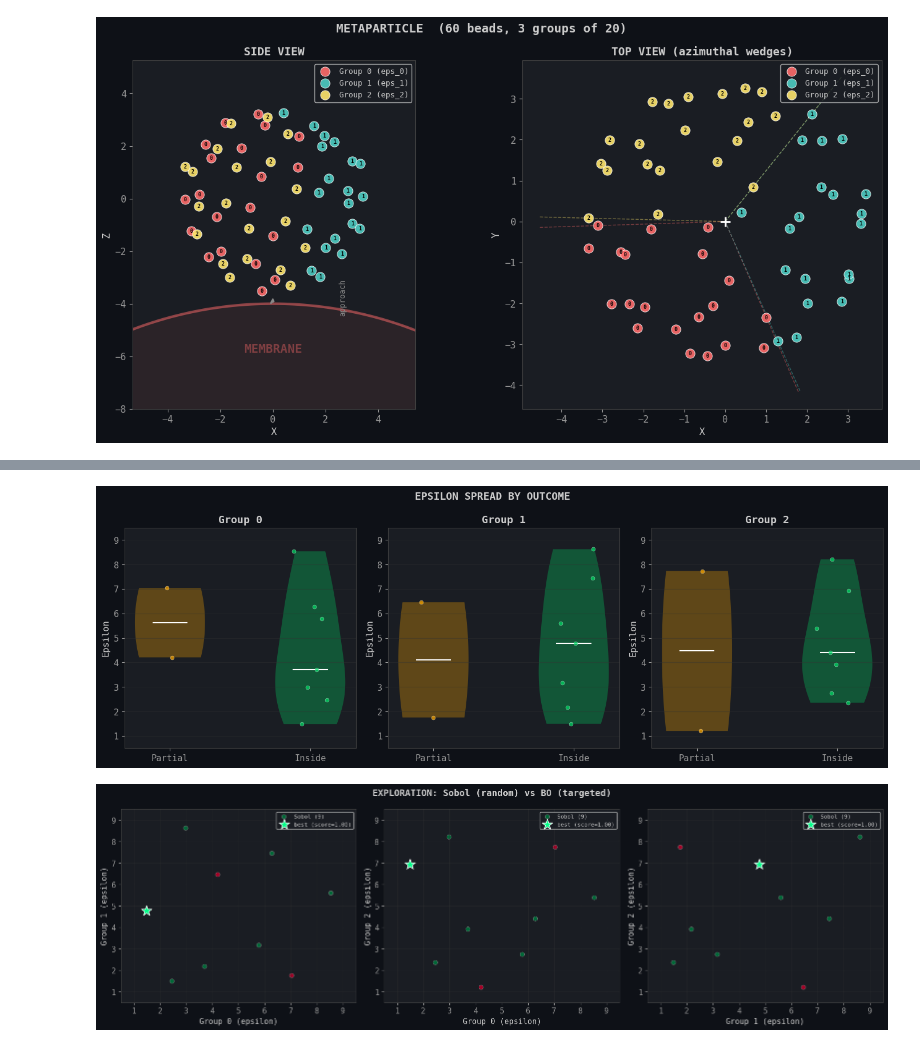
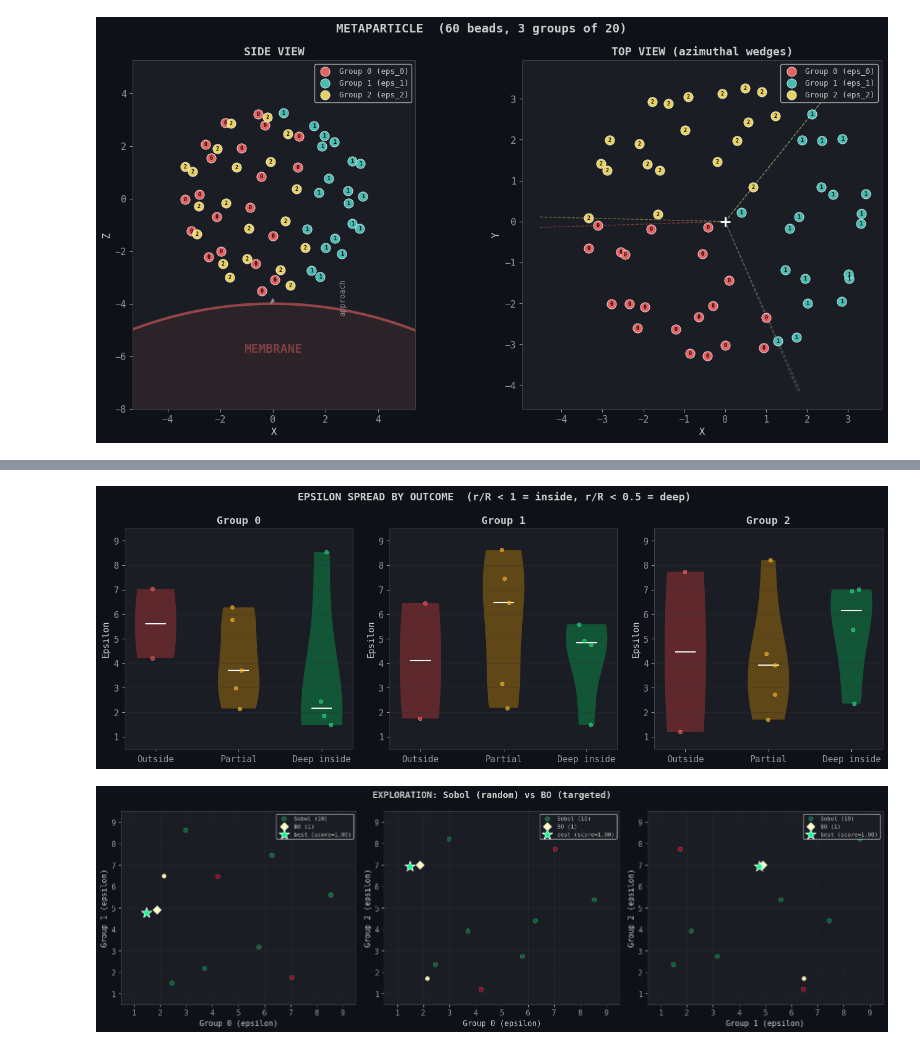
Before and after one commit to MaartenStork/metaparticles-main, a Jupyter notebook: analyze_bo.ipynb, the cells around one changed output, grey strips where cells are left out. Saved outputs shown, nothing was run; the diff lists cells and outputs as text; code cells hidden in the pictures.

```diff
--- a/analyze_bo.ipynb
+++ b/analyze_bo.ipynb
@@ -387,8 +387,8 @@ plt.show()
 # 4. EPSILON SPREADS: violin + strip for inside vs outside
 # Shows the DISTRIBUTION of what works vs what doesn't
 
-inside = scores > 0.0  # any penetration at all
-deep = scores > 0.5    # clearly inside
+inside = rR < 1.0      # MP center inside membrane
+deep = rR < 0.5        # clearly deep inside
 
 fig, axes = plt.subplots(1, 3, figsize=(14, 5))
 group_names = ["Group 0", "Group 1", "Group 2"]
@@ -404,38 +404,39 @@ for i, ax in enumerate(axes):
         categories.append("Partial")
         data_cat.append(eps[inside & ~deep, i])
     if deep.sum() > 0:
-        categories.append("Inside")
+        categories.append("Deep inside")
         data_cat.append(eps[deep, i])
 
-    colors_cat = {"Outside": "#ff4444", "Partial": "#ffaa00", "Inside": "#00dd66"}
+    colors_cat = {"Outside": "#ff4444", "Partial": "#ffaa00", "Deep inside": "#00dd66"}
     positions = list(range(len(categories)))
 
     if len(data_cat) > 0:
         parts = ax.violinplot(data_cat, positions=positions, showmedians=True,
                               showextrema=False)
         for pc, cat in zip(parts["bodies"], categories):
             pc.set_facecolor(colors_cat[cat])
             pc.set_alpha(0.3)
         parts["cmedians"].set_color("white")
 
         # Strip plot (jittered dots)
         for pos, cat, d in zip(positions, categories, data_cat):
             jitter = np.random.normal(0, 0.06, len(d))
             ax.scatter(pos + jitter, d, c=colors_cat[cat], s=25,
                       alpha=0.7, edgecolors="white", linewidths=0.3, zorder=5)
 
     ax.set_xticks(positions)
     ax.set_xticklabels(categories)
     ax.set_ylabel("Epsilon")
     ax.set_ylim(0.5, 9.5)
     ax.set_title(group_names[i], fontweight="bold")
     ax.grid(True, axis="y")
 
-fig.suptitle("EPSILON SPREAD BY OUTCOME", fontweight="bold", fontsize=13)
+fig.suptitle("EPSILON SPREAD BY OUTCOME  (r/R < 1 = inside, r/R < 0.5 = deep)",
+             fontweight="bold", fontsize=13)
 plt.tight_layout()
 plt.show()
 # %% [output]
-[figure, old version]
+[figure, new version]
 # %%
 # 5. SAMPLING STRATEGY: where is BO choosing to explore?
 # Shows Sobol (uniform) vs BO (targeted) sampling in epsilon space
@@ -488,7 +489,7 @@ fig.suptitle("EXPLORATION: Sobol (random) vs BO (targeted)",
 plt.tight_layout()
 plt.show()
 # %% [output]
-[figure, old version]
+[figure, new version]
 # %%
 # 6. TOTAL EPSILON vs OUTCOME
 # Is it the total adhesion strength that matters, or the pattern?
```
Also changed, not shown: parts of 8 cells of this notebook, 2 other files.
